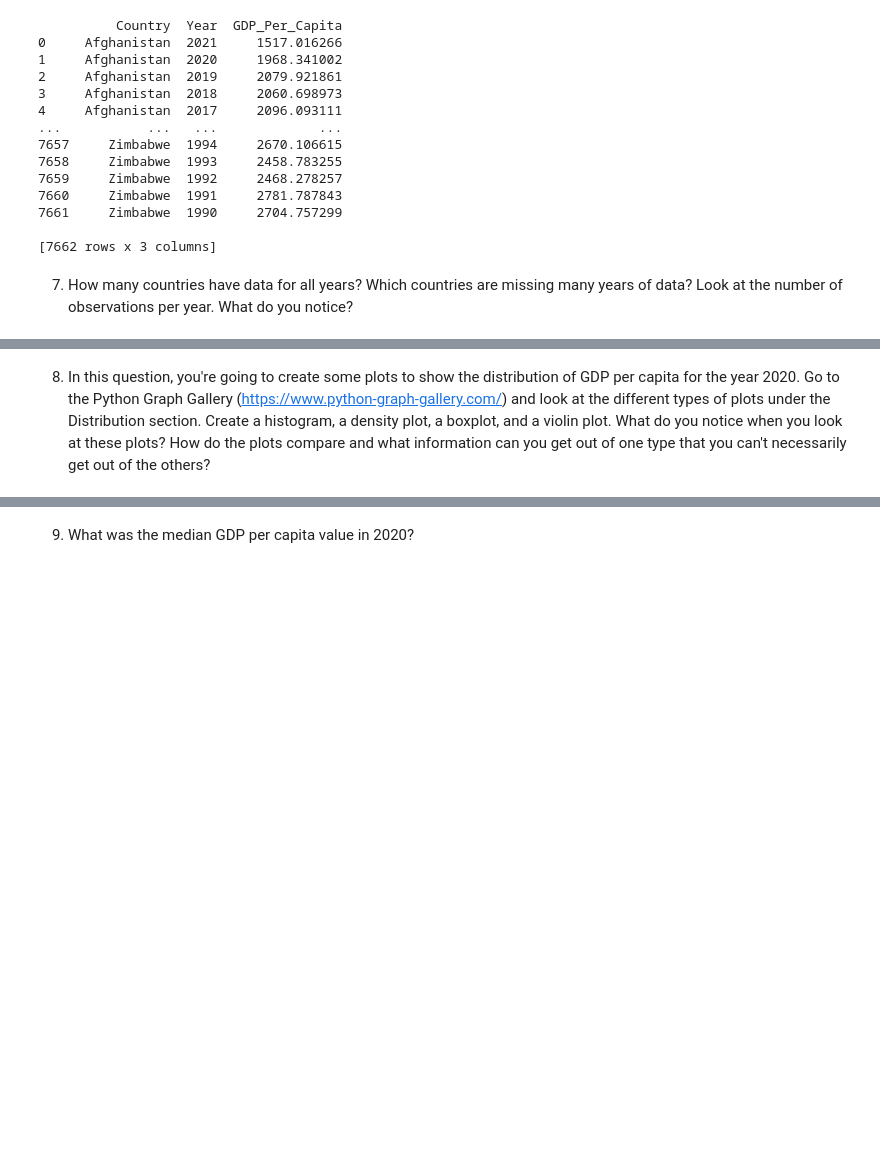
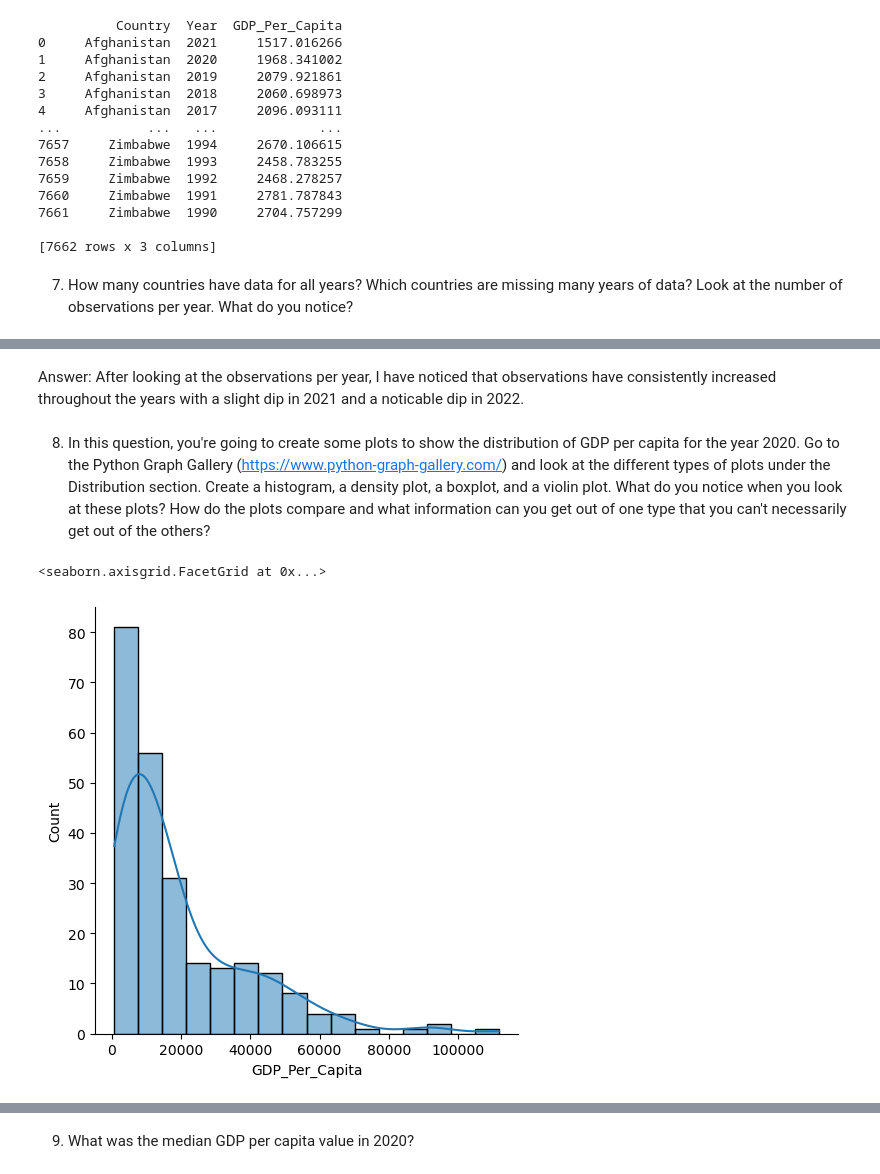
Before and after one commit to NSS-Data-Analytics-Cohort-12/un-python-Shenderson9, a Jupyter notebook: notebooks/UNproject.ipynb, the cells around one changed output, grey strips where cells are left out. Saved outputs shown, nothing was run; the diff lists cells and outputs as text; code cells hidden in the pictures; blank space fills up the shorter version.

```diff
--- a/notebooks/UNproject.ipynb
+++ b/notebooks/UNproject.ipynb
@@ -72,2 +145,10 @@ Number of countries with data for all years: 7662
+# %% [markdown]
+Answer: After looking at the observations per year, I have noticed that observations have consistently increased throughout the years with a slight dip in 2021 and a noticable dip in 2022.
 # %% [markdown]
 8. In this question, you're going to create some plots to show the distribution of GDP per capita for the year 2020. Go to the Python Graph Gallery (https://www.python-graph-gallery.com/) and look at the different types of plots under the Distribution section. Create a histogram, a density plot, a boxplot, and a violin plot. What do you notice when you look at these plots? How do the plots compare and what information can you get out of one type that you can't necessarily get out of the others?
+# %%
+gdp_2020 = gdp_df[gdp_df['Year'] == 2020]
+sns.displot( data=gdp_2020["GDP_Per_Capita"], kde=True )
+# %% [output]
+<seaborn.axisgrid.FacetGrid at 0x...>
+[figure, added]
```
Also changed, not shown: parts of 8 cells of this notebook.
